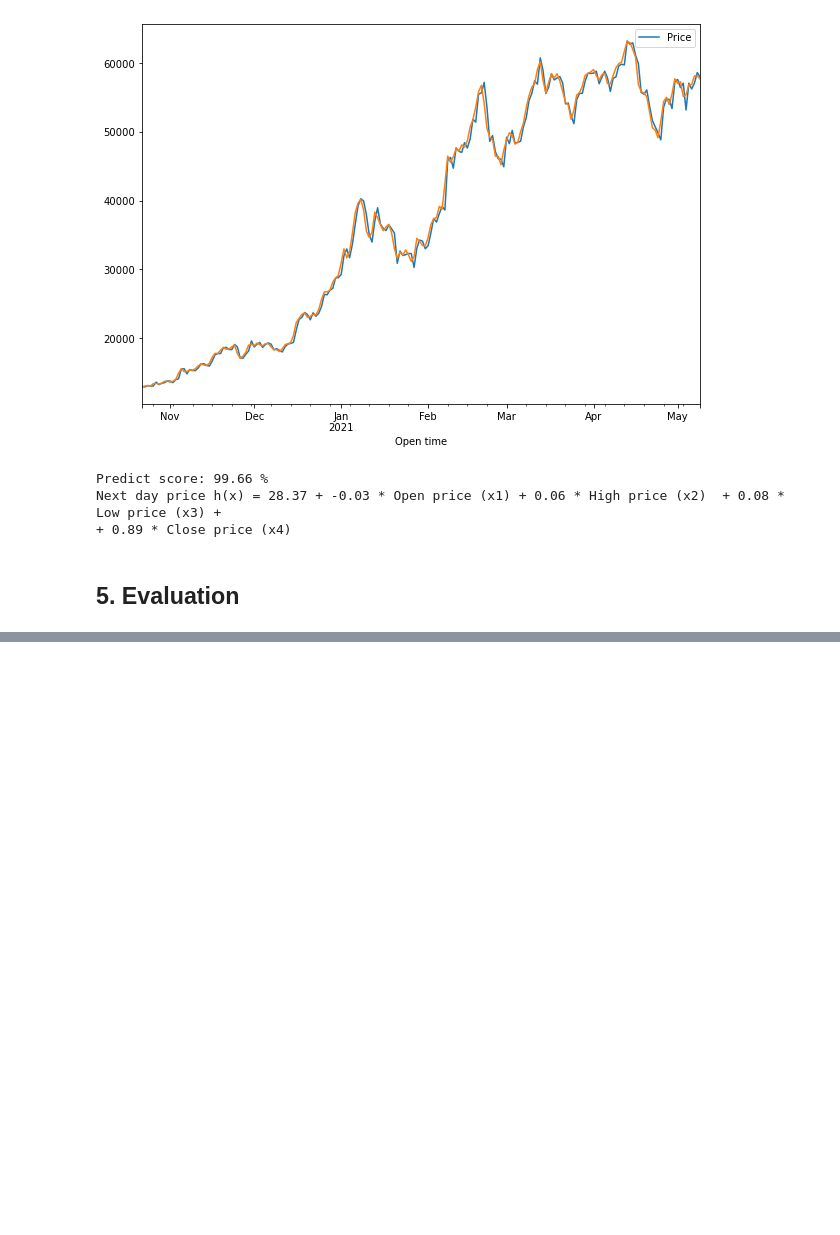
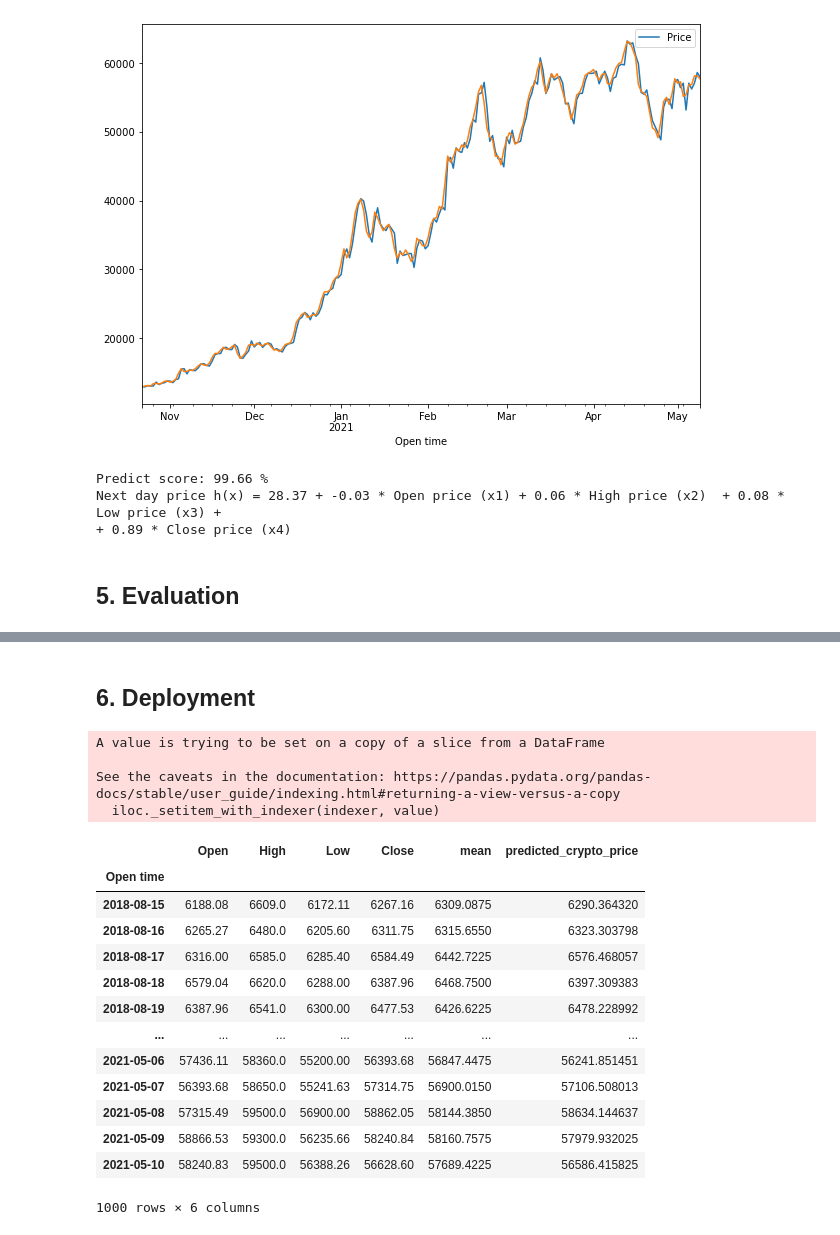
Before and after one commit to Adam-Palacz/crypto_ml, a Jupyter notebook: crypto_ml.ipynb, the cells around one changed output, grey strips where cells are left out. Cells and saved outputs as stored; diff of their text form; code cells hidden in the pictures; blank space fills up the shorter version.

```diff
--- a/crypto_ml.ipynb
+++ b/crypto_ml.ipynb
@@ -389,12 +400,33 @@ Next day price h(x) = 28.37 + -0.03 * Open price (x1) + 0.06 * High price (x2)
+# %% [markdown]
+## 6. Deployment
 # %%
-mean_predict = historical_price.copy()
+mean_predict_result = historical_price_df.copy()
 
-mean_predict = mean_predict.iloc[:,0:4]
-mean_predict['mean'] = 0
+mean_predict_result = mean_predict_result.iloc[:,0:4]
+mean_predict_result['mean'] = 0
 
-for i in range(len(mean_predict)):
-    mean_predict['mean'].iloc[i] = mean_predict.iloc[i,:4].mean()
+for i in range(len(mean_predict_result)):
+    mean_predict_result['mean'].iloc[i] = mean_predict_result.iloc[i,:4].mean()
 
-mean_predict['predicted_crypto_price'] = model.predict(mean_predict[['Open', 'High', 'Low', 'Close']])
-mean_predict
+mean_predict_result['predicted_crypto_price'] = mean_price_model.predict(mean_predict_result[['Open', 'High', 'Low', 'Close']])
+mean_predict_result
+# %% [output]
+A value is trying to be set on a copy of a slice from a DataFrame
+
+See the caveats in the documentation: https://pandas.pydata.org/pandas-docs/stable/user_guide/indexing.html#returning-a-view-versus-a-copy
+  iloc._setitem_with_indexer(indexer, value)
+|  | Open | High | Low | Close | mean | predicted_crypto_price |
+| Open time |  |  |  |  |  |  |
+| 2018-08-15 | 6188.08 | 6609.0 | 6172.11 | 6267.16 | 6309.0875 | 6290.364320 |
+| 2018-08-16 | 6265.27 | 6480.0 | 6205.60 | 6311.75 | 6315.6550 | 6323.303798 |
+| 2018-08-17 | 6316.00 | 6585.0 | 6285.40 | 6584.49 | 6442.7225 | 6576.468057 |
+| 2018-08-18 | 6579.04 | 6620.0 | 6288.00 | 6387.96 | 6468.7500 | 6397.309383 |
+| 2018-08-19 | 6387.96 | 6541.0 | 6300.00 | 6477.53 | 6426.6225 | 6478.228992 |
+| ... | ... | ... | ... | ... | ... | ... |
+| 2021-05-06 | 57436.11 | 58360.0 | 55200.00 | 56393.68 | 56847.4475 | 56241.851451 |
+| 2021-05-07 | 56393.68 | 58650.0 | 55241.63 | 57314.75 | 56900.0150 | 57106.508013 |
+| 2021-05-08 | 57315.49 | 59500.0 | 56900.00 | 58862.05 | 58144.3850 | 58634.144637 |
+| 2021-05-09 | 58866.53 | 59300.0 | 56235.66 | 58240.84 | 58160.7575 | 57979.932025 |
+| 2021-05-10 | 58240.83 | 59500.0 | 56388.26 | 56628.60 | 57689.4225 | 56586.415825 |
+1000 rows × 6 columns
 # %%
```
Also changed, not shown: parts of 6 cells of this notebook.
